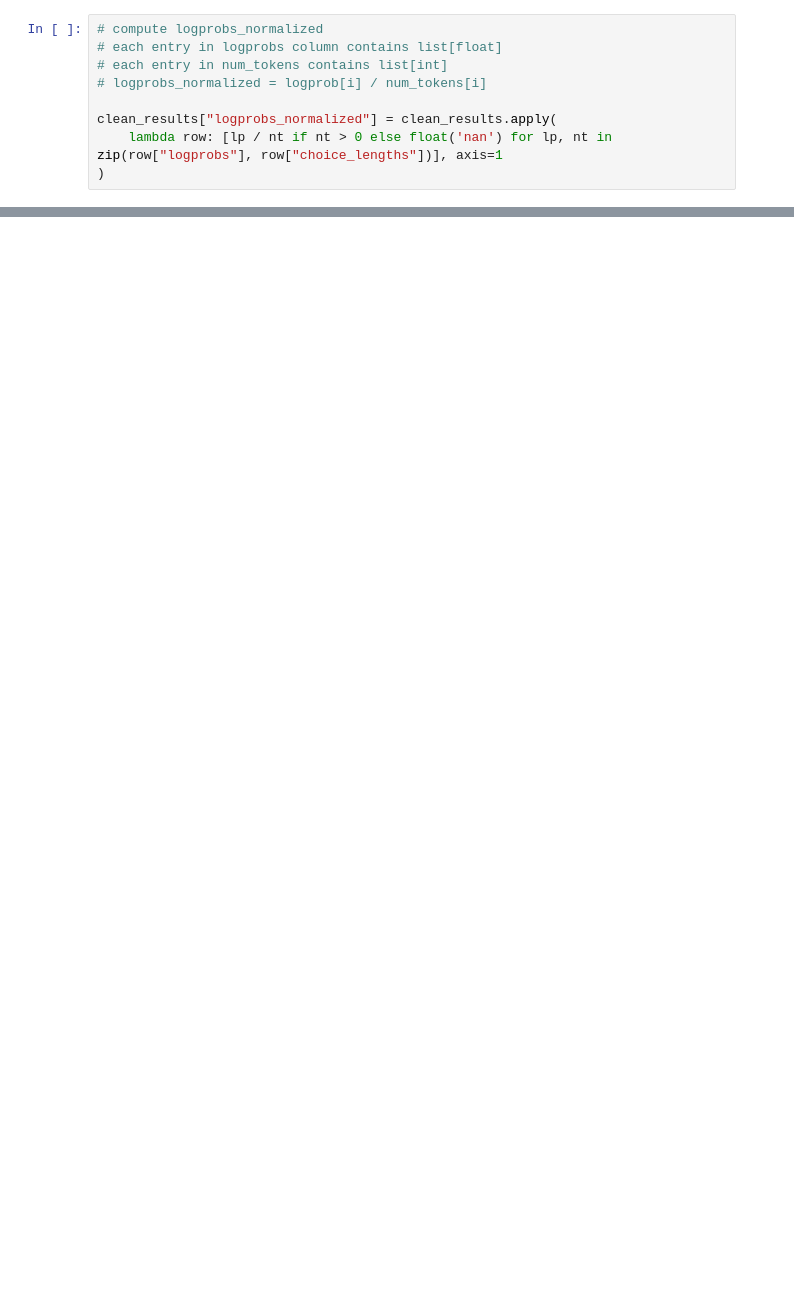
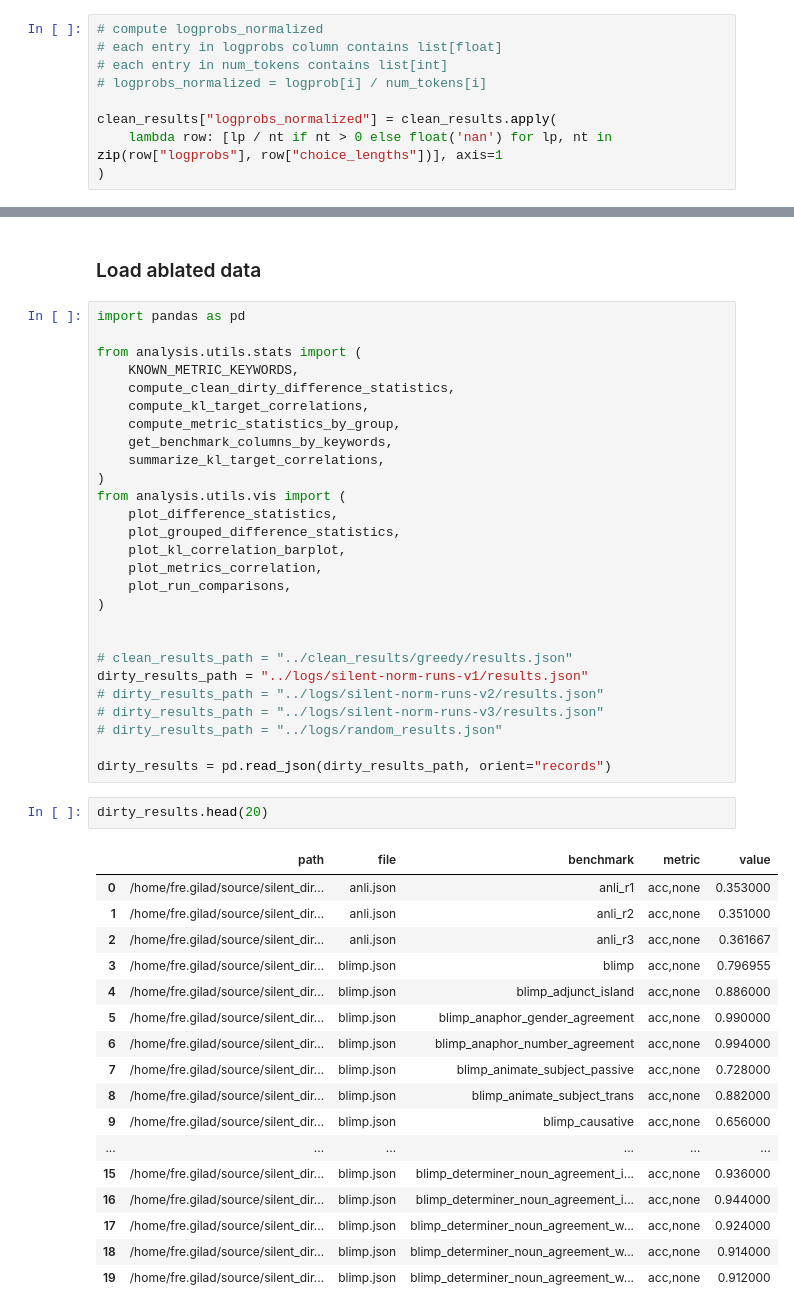
Before and after one commit to giladfrid009/silent_direction, a Jupyter notebook: analysis/create_logprob_tasks_variance.ipynb, the cells around one changed output, grey strips where cells are left out. Drawn from its saved outputs; the diff is of its cells as text; blank space fills up the shorter version.

```diff
--- a/analysis/create_logprob_tasks_variance.ipynb
+++ b/analysis/create_logprob_tasks_variance.ipynb
@@ -354,0 +239,49 @@ print(p_upper, p_lower, p_two_sided)
+# %% [markdown]
+### Load ablated data
+# %%
+import pandas as pd
+
+from analysis.utils.stats import (
+    KNOWN_METRIC_KEYWORDS,
+    compute_clean_dirty_difference_statistics,
+    compute_kl_target_correlations,
+    compute_metric_statistics_by_group,
+    get_benchmark_columns_by_keywords,
+    summarize_kl_target_correlations,
+)
+from analysis.utils.vis import (
+    plot_difference_statistics,
+    plot_grouped_difference_statistics,
+    plot_kl_correlation_barplot,
+    plot_metrics_correlation,
+    plot_run_comparisons,
+)
+
+
+# clean_results_path = "../clean_results/greedy/results.json"
+dirty_results_path = "../logs/silent-norm-runs-v1/results.json"
+# dirty_results_path = "../logs/silent-norm-runs-v2/results.json"
+# dirty_results_path = "../logs/silent-norm-runs-v3/results.json"
+# dirty_results_path = "../logs/random_results.json"
+
+dirty_results = pd.read_json(dirty_results_path, orient="records")
+# %%
+dirty_results.head(20)
+# %% [output]
+|  | path | file | benchmark | metric | value |
+| 0 | /home/fre.gilad/source/silent_dir... | anli.json | anli_r1 | acc,none | 0.353000 |
+| 1 | /home/fre.gilad/source/silent_dir... | anli.json | anli_r2 | acc,none | 0.351000 |
+| 2 | /home/fre.gilad/source/silent_dir... | anli.json | anli_r3 | acc,none | 0.361667 |
+| 3 | /home/fre.gilad/source/silent_dir... | blimp.json | blimp | acc,none | 0.796955 |
+| 4 | /home/fre.gilad/source/silent_dir... | blimp.json | blimp_adjunct_island | acc,none | 0.886000 |
+| 5 | /home/fre.gilad/source/silent_dir... | blimp.json | blimp_anaphor_gender_agreement | acc,none | 0.990000 |
+| 6 | /home/fre.gilad/source/silent_dir... | blimp.json | blimp_anaphor_number_agreement | acc,none | 0.994000 |
+| 7 | /home/fre.gilad/source/silent_dir... | blimp.json | blimp_animate_subject_passive | acc,none | 0.728000 |
+| 8 | /home/fre.gilad/source/silent_dir... | blimp.json | blimp_animate_subject_trans | acc,none | 0.882000 |
+| 9 | /home/fre.gilad/source/silent_dir... | blimp.json | blimp_causative | acc,none | 0.656000 |
+| ... | ... | ... | ... | ... | ... |
+| 15 | /home/fre.gilad/source/silent_dir... | blimp.json | blimp_determiner_noun_agreement_i... | acc,none | 0.936000 |
+| 16 | /home/fre.gilad/source/silent_dir... | blimp.json | blimp_determiner_noun_agreement_i... | acc,none | 0.944000 |
+| 17 | /home/fre.gilad/source/silent_dir... | blimp.json | blimp_determiner_noun_agreement_w... | acc,none | 0.924000 |
+| 18 | /home/fre.gilad/source/silent_dir... | blimp.json | blimp_determiner_noun_agreement_w... | acc,none | 0.914000 |
+| 19 | /home/fre.gilad/source/silent_dir... | blimp.json | blimp_determiner_noun_agreement_w... | acc,none | 0.912000 |
```
Also changed, not shown: parts of 22 cells of this notebook.
